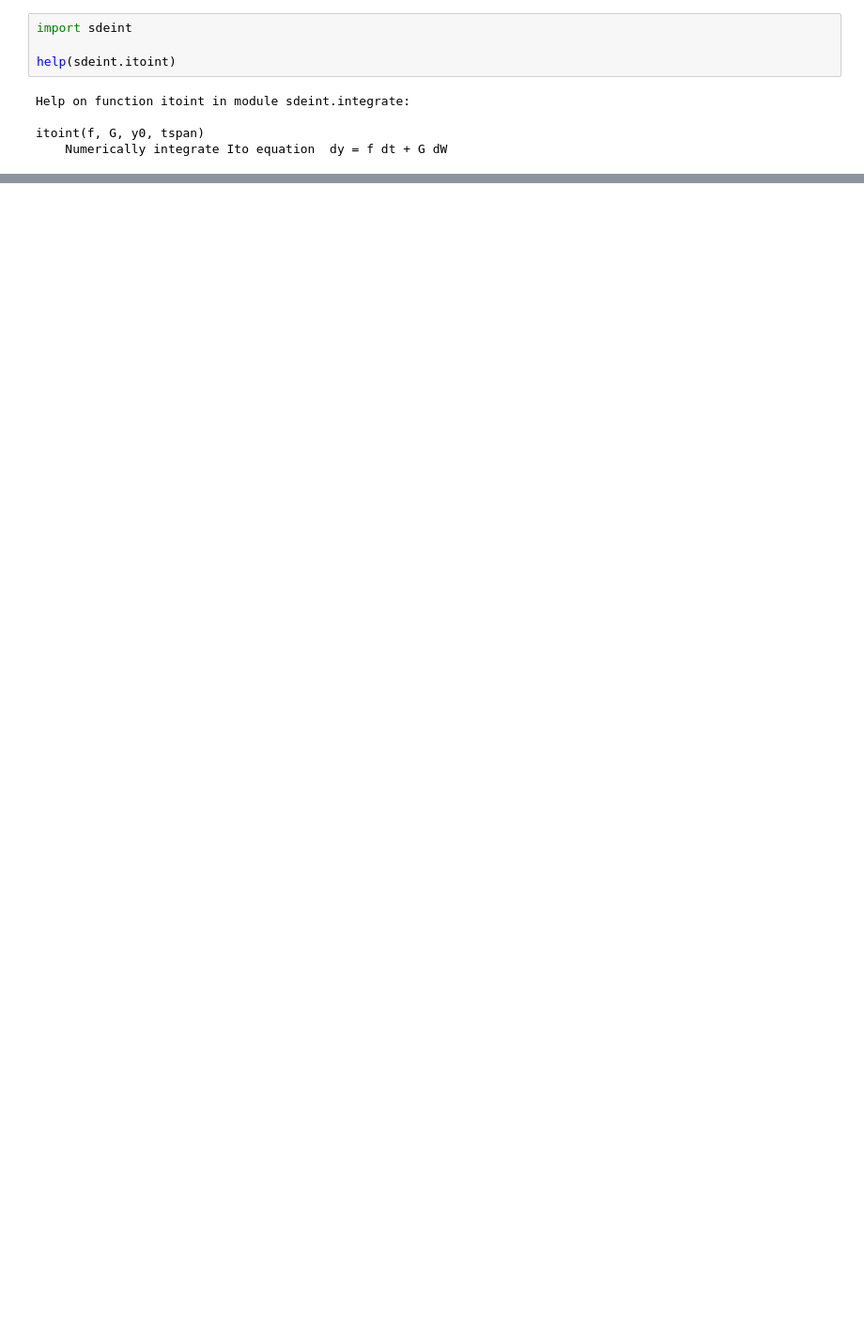
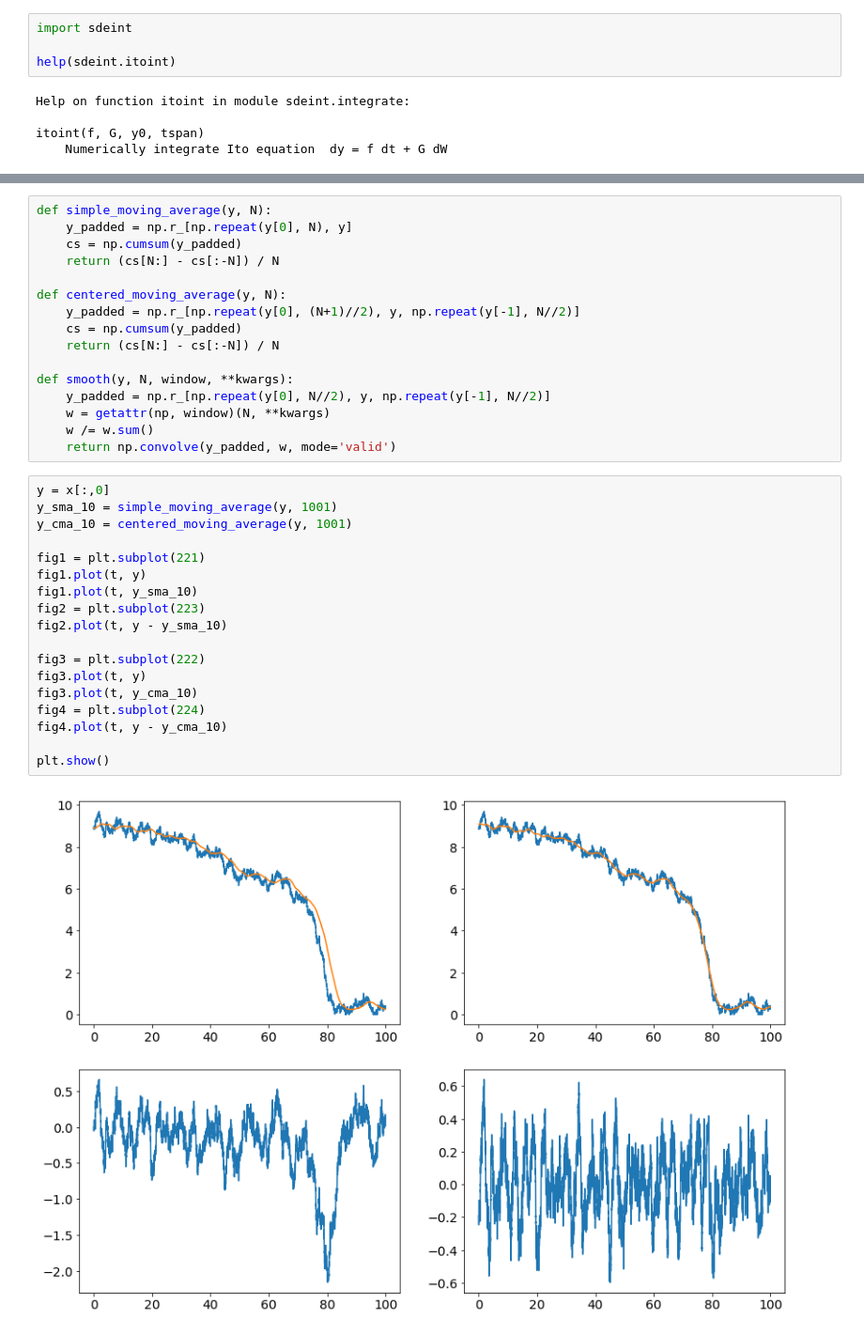
Before and after one commit to jhidding/stability, a Jupyter notebook: May77.ipynb, the cells around one changed output, grey strips where cells are left out. Shown at 94% size. Cells and saved outputs as stored; diff of their text form; blank space fills up the shorter version.

```diff
--- a/May77.ipynb
+++ b/May77.ipynb
@@ -419,0 +446,36 @@ Next, we'll do some analysis on the generated time serie(s) using available func
+# %%
+def simple_moving_average(y, N):
+    y_padded = np.r_[np.repeat(y[0], N), y]
+    cs = np.cumsum(y_padded)
+    return (cs[N:] - cs[:-N]) / N
+
+def centered_moving_average(y, N):
+    y_padded = np.r_[np.repeat(y[0], (N+1)//2), y, np.repeat(y[-1], N//2)]
+    cs = np.cumsum(y_padded)
+    return (cs[N:] - cs[:-N]) / N
+
+def smooth(y, N, window, **kwargs):
+    y_padded = np.r_[np.repeat(y[0], N//2), y, np.repeat(y[-1], N//2)]
+    w = getattr(np, window)(N, **kwargs)
+    w /= w.sum()
+    return np.convolve(y_padded, w, mode='valid')
+# %%
+y = x[:,0]
+y_sma_10 = simple_moving_average(y, 1001)
+y_cma_10 = centered_moving_average(y, 1001)
+
+fig1 = plt.subplot(221)
+fig1.plot(t, y)
+fig1.plot(t, y_sma_10)
+fig2 = plt.subplot(223)
+fig2.plot(t, y - y_sma_10)
+
+fig3 = plt.subplot(222)
+fig3.plot(t, y)
+fig3.plot(t, y_cma_10)
+fig4 = plt.subplot(224)
+fig4.plot(t, y - y_cma_10)
+
+plt.show()
+# %% [output]
+[figure, added]
```
Also changed, not shown: parts of 15 cells of this notebook.
